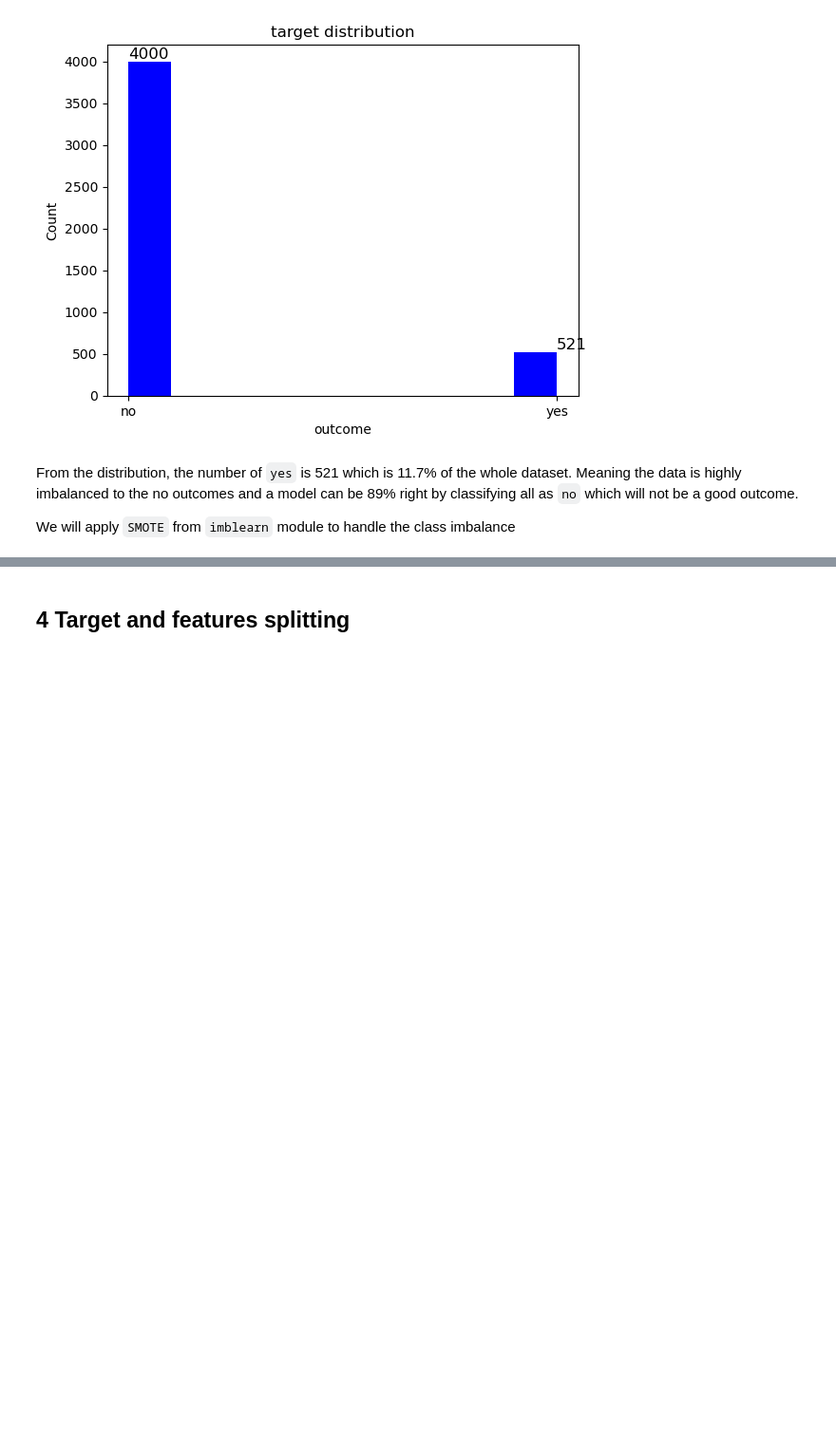
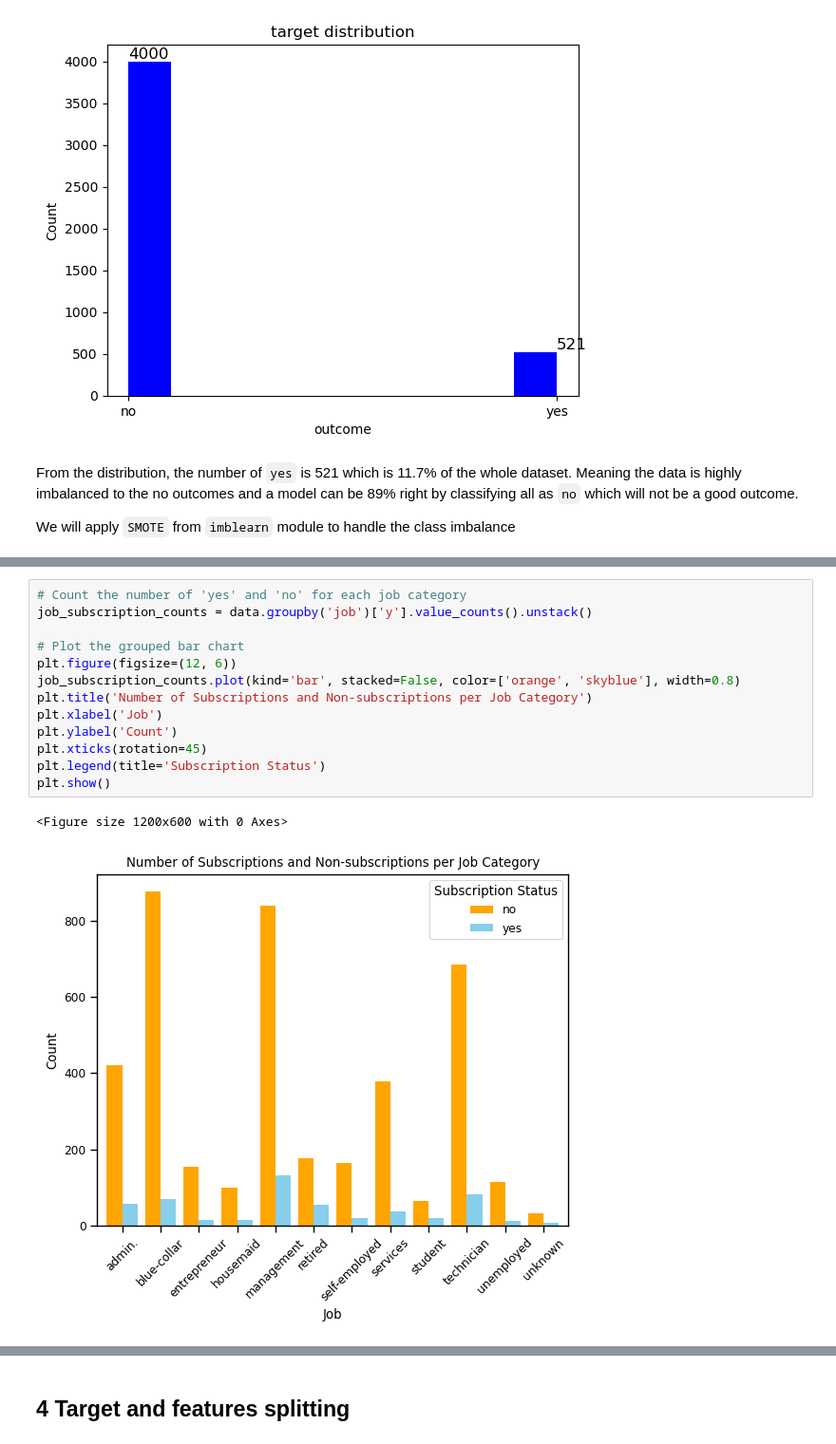
Before and after one commit to floyedmuchiri/Customer-Subscription-to-Bank-Term-Deposits, a Jupyter notebook: index.ipynb, the cells around one changed output, grey strips where cells are left out. Shown: that part at 95% size. Drawn from its saved outputs; the diff is of its cells as text; blank space fills up the shorter version.

```diff
--- a/index.ipynb
+++ b/index.ipynb
@@ -85,0 +165,16 @@ We will apply `SMOTE` from `imblearn` module to handle the class imbalance
+# %%
+# Count the number of 'yes' and 'no' for each job category
+job_subscription_counts = data.groupby('job')['y'].value_counts().unstack()
+
+# Plot the grouped bar chart
+plt.figure(figsize=(12, 6))
+job_subscription_counts.plot(kind='bar', stacked=False, color=['orange', 'skyblue'], width=0.8)
+plt.title('Number of Subscriptions and Non-subscriptions per Job Category')
+plt.xlabel('Job')
+plt.ylabel('Count')
+plt.xticks(rotation=45)
+plt.legend(title='Subscription Status')
+plt.show()
+# %% [output]
+<Figure size 1200x600 with 0 Axes>
+[figure, added]
```
Also changed, not shown: parts of 11 cells of this notebook.
